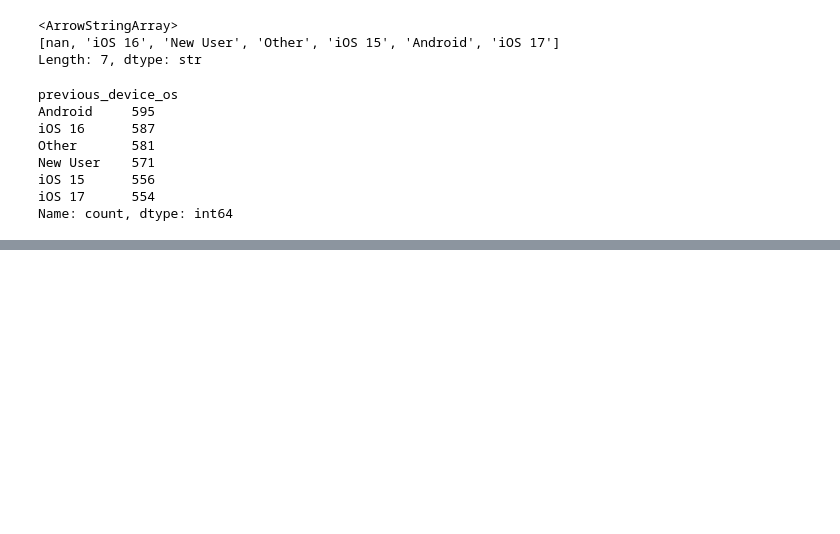
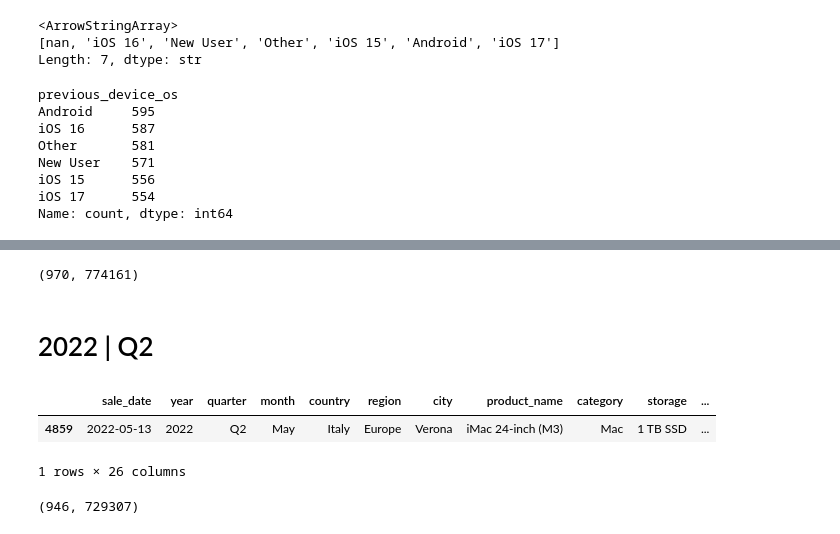
Before and after one commit to xvm-swiss/ds_Session_12_Apple_Global_Product_Sales, a Jupyter notebook: notebooks/EDA.ipynb, the cells around one changed output, grey strips where cells are left out. Drawn from its saved outputs; the diff is of its cells as text; code cells hidden in the pictures; blank space fills up the shorter version.

```diff
--- a/notebooks/EDA.ipynb
+++ b/notebooks/EDA.ipynb
@@ -120,0 +232,24 @@ df[ df["previous_device_os"].isna()].sample(10)
+# %%
+Q1_y_2022_sum = len (Q1_y_2022)
+Q1_y_2022_sum_price = round( Q1_y_2022["unit_price_usd"].sum())
+
+Q1_y_2022_sum, Q1_y_2022_sum_price
+# %% [output]
+(970, 774161)
+# %% [markdown]
+# 2022 | Q2
+# %%
+Q2_y_2022 = year2022[year2022['quarter'] == 'Q2']
+
+Q2_y_2022.sample(1)
+# %% [output]
+|  | sale_date | year | quarter | month | country | region | city | product_name | category | storage | ... |
+| 4859 | 2022-05-13 | 2022 | Q2 | May | Italy | Europe | Verona | iMac 24-inch (M3) | Mac | 1 TB SSD | ... |
+1 rows × 26 columns
+# %%
+Q2_y_2022_sum = len (Q2_y_2022)
+Q2_y_2022_sum_price = round(Q2_y_2022["unit_price_usd"].sum())
+
+Q2_y_2022_sum, Q2_y_2022_sum_price
+# %% [output]
+(946, 729307)
```
Also changed, not shown: parts of 188 cells of this notebook, 4 other files.
